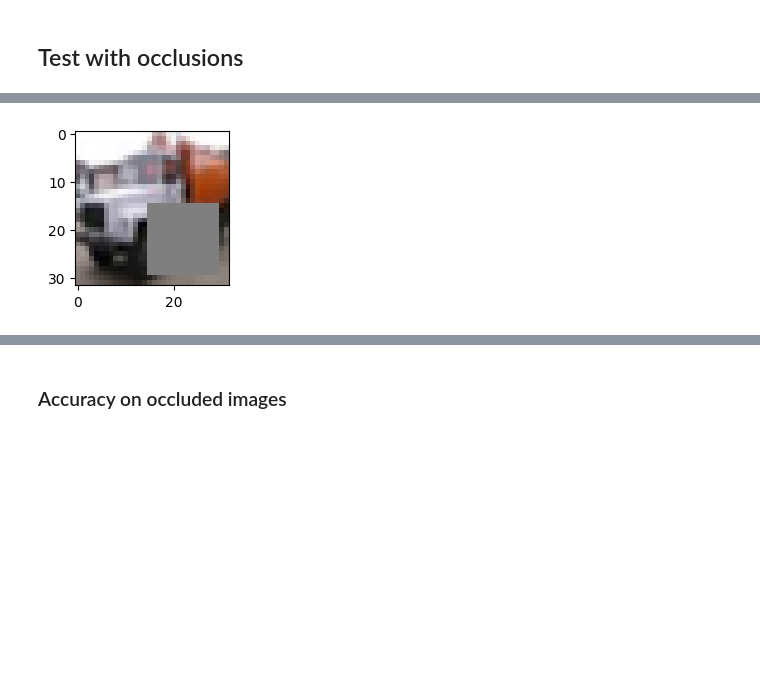
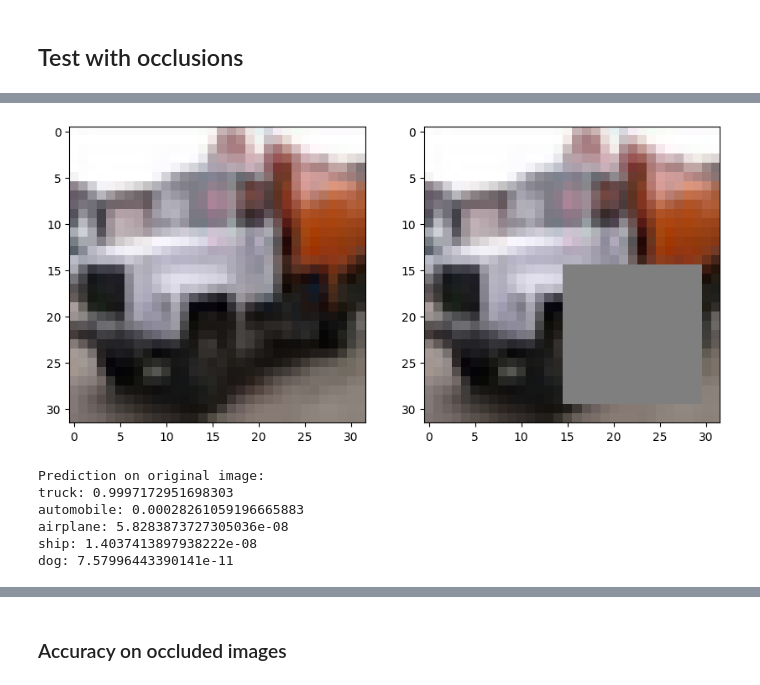
Before and after one commit to lilf4p/ispr-midterm, a Jupyter notebook: midterm3/image_classification.ipynb, the cells around one changed output, grey strips where cells are left out. Drawn from its saved outputs; the diff is of its cells as text; code cells hidden in the pictures; blank space fills up the shorter version.

```diff
--- a/midterm3/image_classification.ipynb
+++ b/midterm3/image_classification.ipynb
@@ -236,5 +244,17 @@ Now that we have the final model, we can test it with occluded images. First we
 # %%
 def patch_image(image, x=0, y=0, n=1):
+    """
+    Returns a copy of an image with a patch of size n x n at position x, y.
+
+    Args:
+        image: image to be patched
+        x: x coordinate of patch
+        y: y coordinate of patch
+        n: size of patch
+
+    Returns:
+        image: patched image
+    """
     im = image.copy()
     im[x:x+n, y:y+n] = 0.5
     return im
@@ -265,10 +301,26 @@ A patch of size 15x15 in the bottom right corner of the image change the classif
 # %%
+truck = 3409
 patch_image2 = patch_image(test_images[3409], 15, 15, 15)
 
-plt.figure(figsize=(2, 2))
+plt.figure(figsize=(10, 10))
+plt.subplot(1, 2, 1)
+plt.imshow(test_images[truck])
+plt.subplot(1, 2, 2)
 plt.imshow(patch_image2)
 plt.show()
 # %% [output]
-[figure, old version]
+[figure, new version]
+# %%
+prediction = model.predict(test_images[truck].reshape(1, 32, 32, 3), verbose=0)
+print('Prediction on original image:')
+for i in range(5):
+    print(f'{class_names[np.argsort(prediction[0])[-i-1]]}: {prediction[0][np.argsort(prediction[0])[-i-1]]}')
+# %% [output]
+Prediction on original image:
+truck: 0.9997172951698303
+automobile: 0.00028261059196665883
+airplane: 5.8283873727305036e-08
+ship: 1.4037413897938222e-08
+dog: 7.57996443390141e-11
 # %%
 prediction = model.predict(patch_image2.reshape(1, 32, 32, 3))
```
Also changed, not shown: parts of 46 cells of this notebook.
